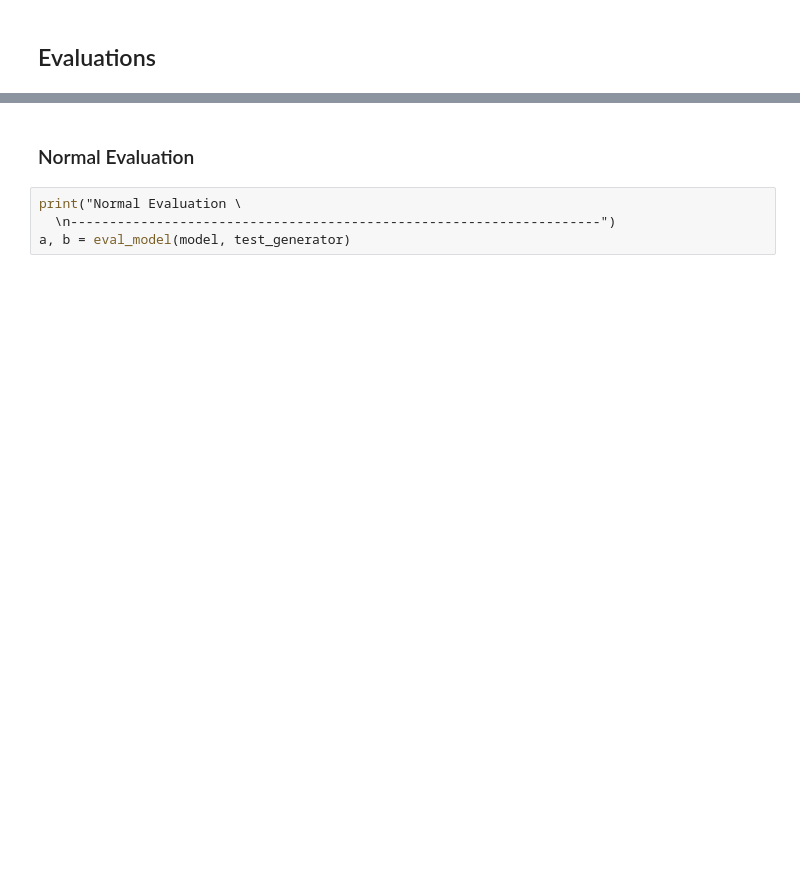
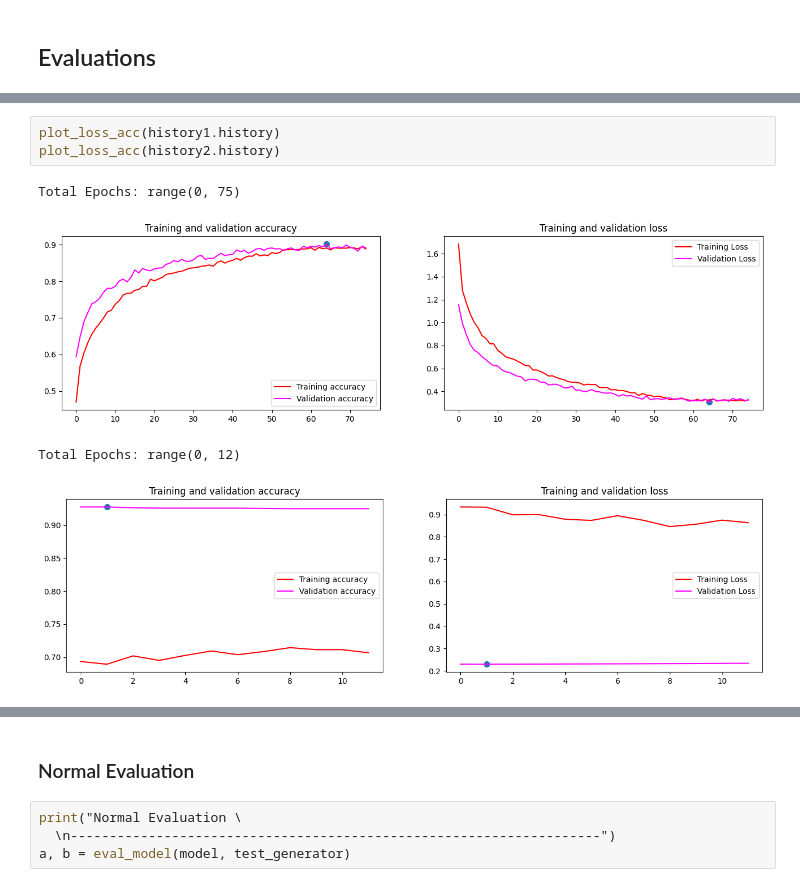
Before and after one commit to RayGone/DeepWeeds, a Jupyter notebook: MobileNet/V1/Version3-GA-OutPool.ipynb, the cells around one changed output, grey strips where cells are left out. Saved outputs shown, nothing was run; the diff lists cells and outputs as text; blank space fills up the shorter version.

```diff
--- a/MobileNet/V1/Version3-GA-OutPool.ipynb
+++ b/MobileNet/V1/Version3-GA-OutPool.ipynb
@@ -606,3 +673,11 @@ Total Epochs: range(0, 45)
+# %%
+plot_loss_acc(history1.history)
+plot_loss_acc(history2.history)
+# %% [output]
+Total Epochs: range(0, 75)
+[figure, added]
+Total Epochs: range(0, 12)
+[figure, added]
 # %%
 ## Computing Positive Threshold Using Validation Dataset
 a, b = eval_model(model,validation_generator)
```
Also changed, not shown: parts of 15 cells of this notebook.
